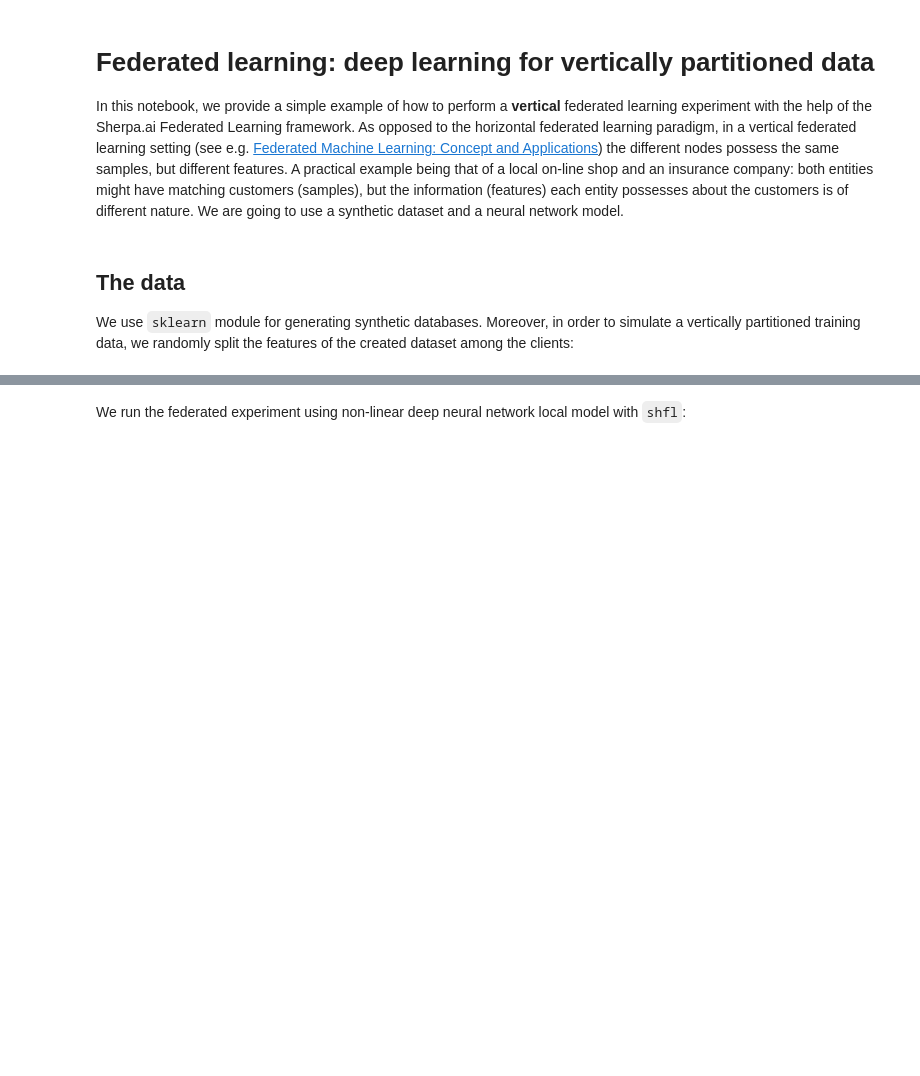
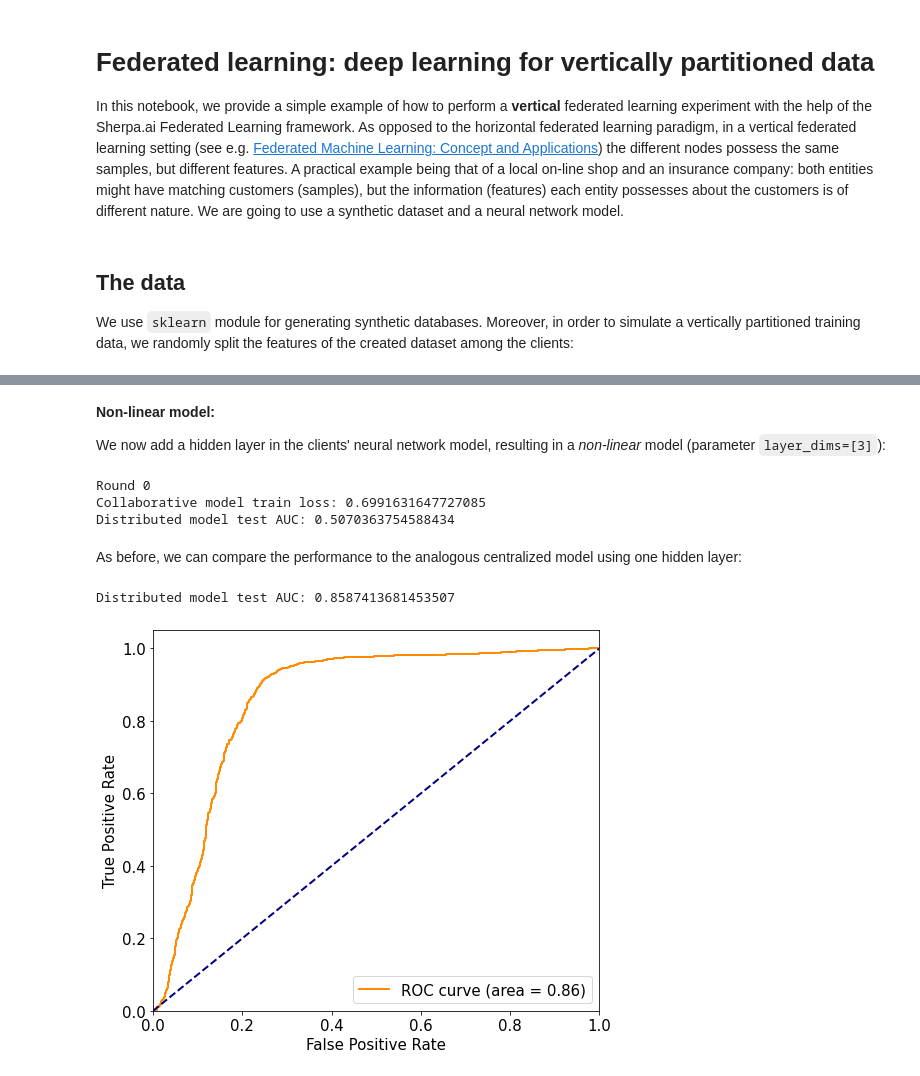
Before and after one commit to zhangzhizheng/Sherpa.ai-Federated-Learning-Framework, a Jupyter notebook: notebooks/federated_learning/federated_learning_vertical_deep_learning.ipynb, the cells around one changed output, grey strips where cells are left out. Saved outputs shown, nothing was run; the diff lists cells and outputs as text; code cells hidden in the pictures; blank space fills up the shorter version.

```diff
--- a/notebooks/federated_learning/federated_learning_vertical_deep_learning.ipynb
+++ b/notebooks/federated_learning/federated_learning_vertical_deep_learning.ipynb
@@ -225,16 +302,0 @@ class VerticalServerDataNode(FederatedDataNode):
-# %%
-# Assign a third node that acts as server:
-# NOTE: how to assign the data to the server?
-# it should be done before actually configuring server's model.
-# POSSIBLE SOLUTION: maybe first create a FederatedNode (like we do for FederatedData),
-# and later configure it's model, aggregator, and assign federated_data?
-# This way, server's data would be secured.
-# Maybe we can use this solution: https://stackoverflow.com/questions/1216356/is-it-safe-to-replace-a-self-object-by-another-object-of-the-same-type-in-a-meth
-server_node = VerticalServerDataNode(
-        federated_data=federated_data,
-        model=VerticalLogLinearServer(),
-        aggregator=None,
-        data=LabeledData(None, y_train))
-
-model_nodes = [VerticalNeuralNetClient(n_features=x_train_client[0].shape[1]),
-               VerticalNeuralNetClient(n_features=x_train_client[1].shape[1])]
@@ -293,5 +303,7 @@ plot_roc(y_test, y_prediction)
-# %% [markdown]
-We run the federated experiment using non-linear deep neural network local model with `shfl`:
+# %% [markdown]
+**Non-linear model:**
+
+We now add a hidden layer in the clients' neural network model, resulting in a *non-linear* model (parameter `layer_dims=[3]`):
 # %%
 model_nodes = [VerticalNeuralNetClient(n_features=x_train_client[0].shape[1],
                                        layer_dims=[3]),
@@ -304,9 +316,18 @@ federated_government = FederatedGovernmentVertical(model_nodes,
 # %%
 federated_government.run_rounds(n=100001,
                                 test_data=x_test_client_transpose,
-                                test_label=y_test,
+                                test_label=test_labels[0].values,
                                 print_freq=10000)
+# %% [output]
+Round 0
+Collaborative model train loss: 0.6991631647727085
+Distributed model test AUC: 0.5070363754588434
+# %% [markdown]
+As before, we can compare the performance to the analogous centralized model using one hidden layer:
 # %%
 y_prediction = federated_government._server.evaluate_collaborative_model(
-    data_test=x_test_client_transpose, label_test=y_test)
-plot_roc(y_test, y_prediction)
+    data_test=x_test_client_transpose, label_test=test_labels[0].values)
+plot_roc(test_labels[0].values, y_prediction)
+# %% [output]
+Distributed model test AUC: 0.8587413681453507
+[figure, added]
```
Also changed, not shown: parts of 34 cells of this notebook, 6 other files.
